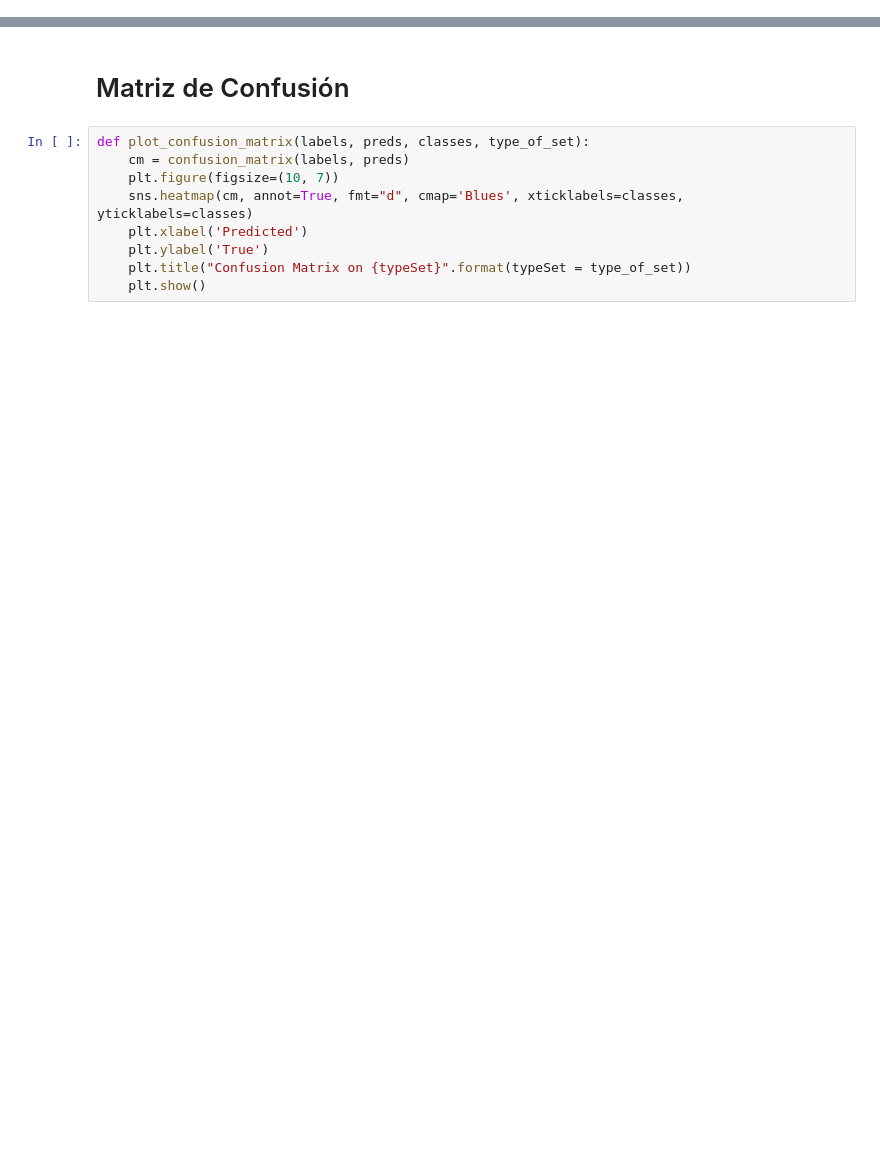
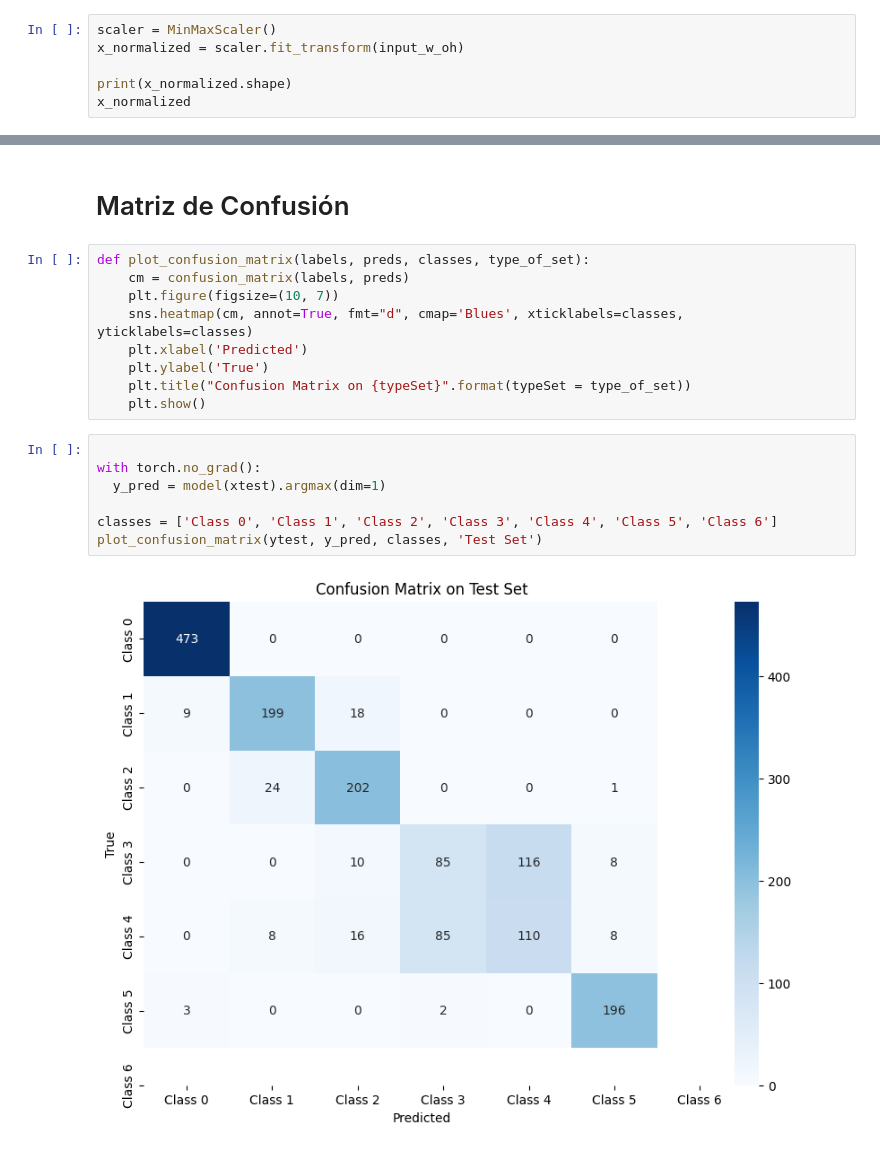
Before and after one commit to julian-rosas/red-neuronal-deteccion-fallas-energia, a Jupyter notebook: RedNeuronal.ipynb, the cells around one changed output, grey strips where cells are left out. Drawn from its saved outputs; the diff is of its cells as text; blank space fills up the shorter version.

Commit message:
confusion matrix incluida

```diff
--- a/RedNeuronal.ipynb
+++ b/RedNeuronal.ipynb
@@ -379,0 +415,6 @@ model.train(xtrain,ytrain,opt,5000,loss_func)
+# %%
+scaler = MinMaxScaler()
+x_normalized = scaler.fit_transform(input_w_oh)
+
+print(x_normalized.shape)
+x_normalized
@@ -388,3 +514,12 @@ def plot_confusion_matrix(labels, preds, classes, type_of_set):
     plt.ylabel('True')
     plt.title("Confusion Matrix on {typeSet}".format(typeSet = type_of_set))
     plt.show()
+# %%
+
+with torch.no_grad():
+  y_pred = model(xtest).argmax(dim=1)
+
+classes = ['Class 0', 'Class 1', 'Class 2', 'Class 3', 'Class 4', 'Class 5', 'Class 6']
+plot_confusion_matrix(ytest, y_pred, classes, 'Test Set')
+# %% [output]
+[figure, added]
```
Also changed, not shown: parts of 14 cells of this notebook.
